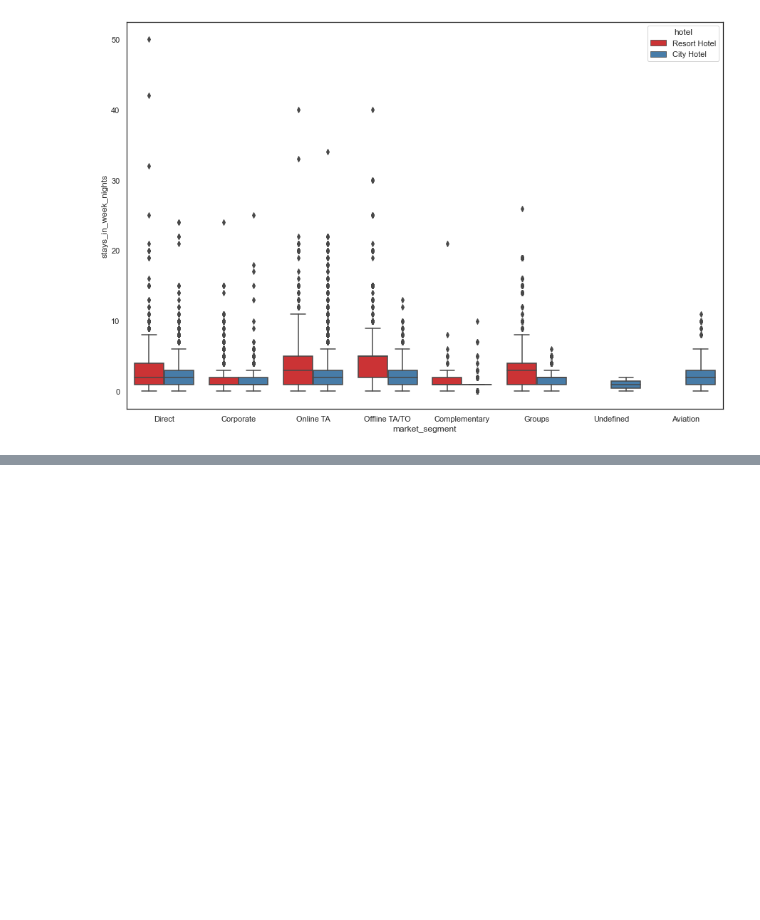
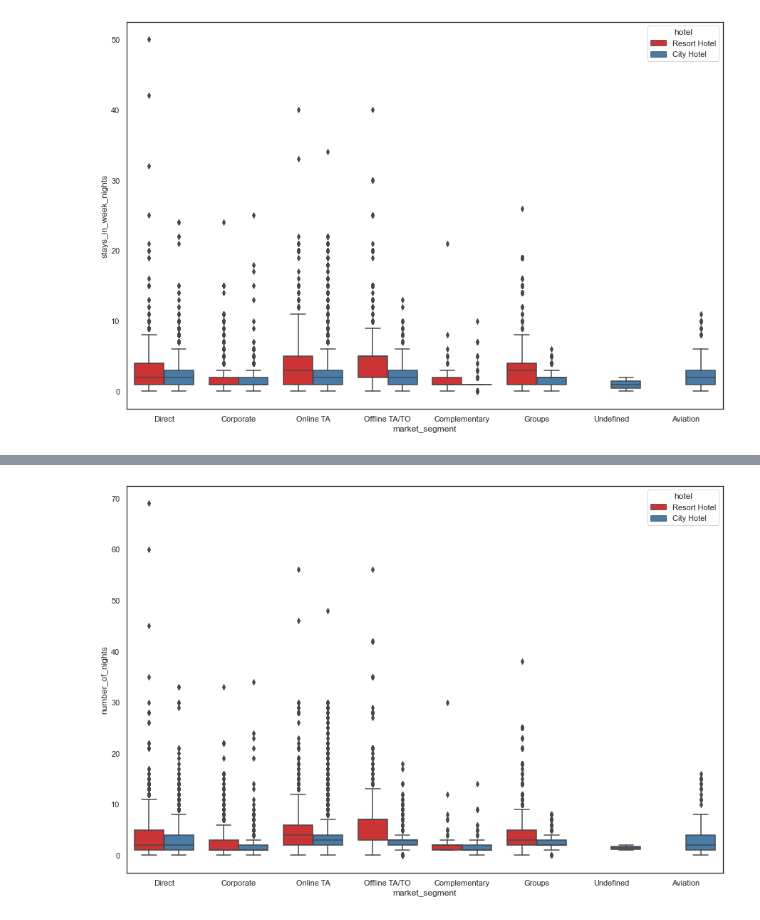
Before and after one commit to Binita72/Hotel_Booking_Prediction, a Jupyter notebook: Prediction_of_Hotel_Booking.ipynb, the cells around one changed output, grey strips where cells are left out. Drawn from its saved outputs; the diff is of its cells as text; code cells hidden in the pictures; blank space fills up the shorter version.

```diff
--- a/Prediction_of_Hotel_Booking.ipynb
+++ b/Prediction_of_Hotel_Booking.ipynb
@@ -222,0 +228,7 @@ sns.boxplot(x = "market_segment", y = "stays_in_week_nights", data = full_data_c
+# %%
+full_data_clean['number_of_nights'] = full_data_clean['stays_in_weekend_nights'] + full_data_clean['stays_in_week_nights']
+# %%
+plt.figure(figsize = (15,10))
+sns.boxplot(x = "market_segment", y = "number_of_nights", data = full_data_clean, hue = "hotel", palette = 'Set1');
+# %% [output]
+[figure, added]
```
Also changed, not shown: parts of 7 cells of this notebook.
